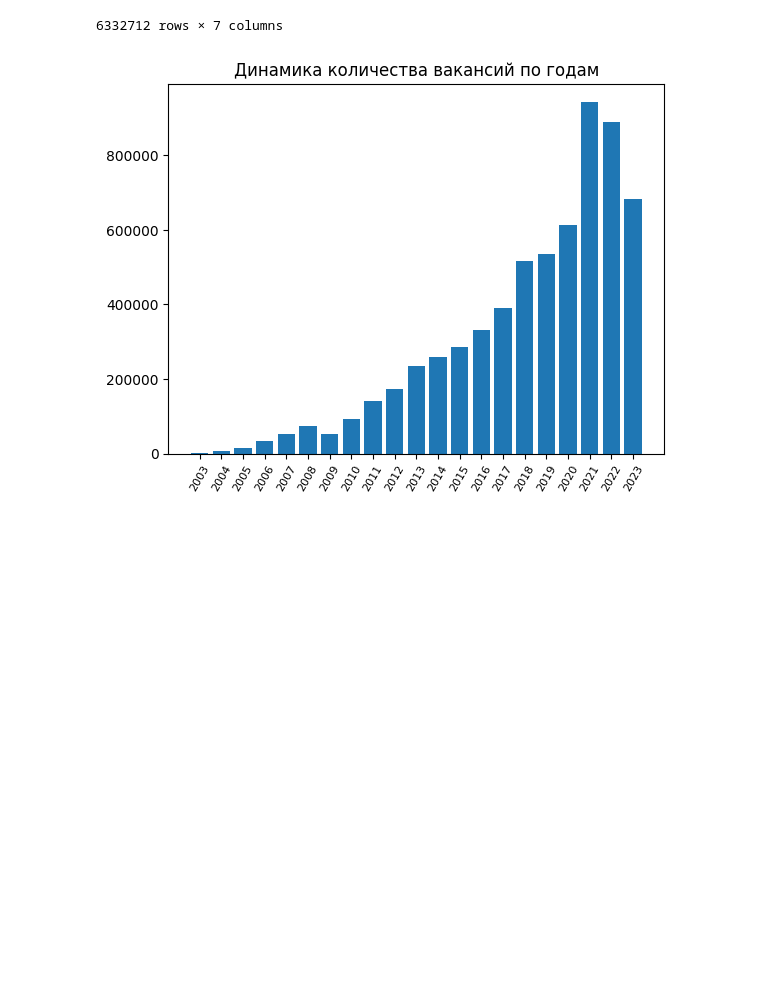
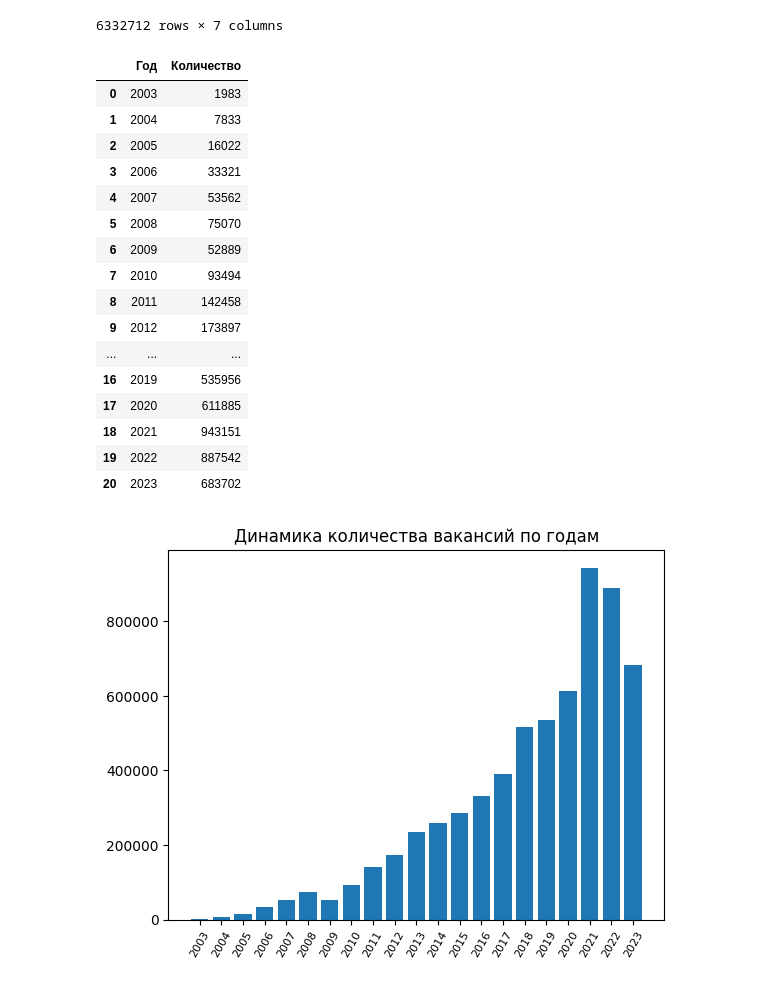
Before and after one commit to Vl4ddd/projectDjango, a Jupyter notebook: scripts/salary_count.ipynb, the cells around one changed output. Saved outputs shown, nothing was run; the diff lists cells and outputs as text; code cells hidden in the pictures; blank space fills up the shorter version.

```diff
--- a/scripts/salary_count.ipynb
+++ b/scripts/salary_count.ipynb
@@ -298,7 +344,27 @@ for year in years:
     except:
         continue
 # %%
-df_year_salary_count_html = pd.DataFrame(list(year_salary_count.items ()), columns = ['Год', 'Средняя ЗП'])
+df_year_salary_count_html = pd.DataFrame(list(year_salary_count.items ()), columns = ['Год', 'Количество'])
+# %%
+df_year_salary_count_html
+# %% [output]
+|  | Год | Количество |
+| 0 | 2003 | 1983 |
+| 1 | 2004 | 7833 |
+| 2 | 2005 | 16022 |
+| 3 | 2006 | 33321 |
+| 4 | 2007 | 53562 |
+| 5 | 2008 | 75070 |
+| 6 | 2009 | 52889 |
+| 7 | 2010 | 93494 |
+| 8 | 2011 | 142458 |
+| 9 | 2012 | 173897 |
+| ... | ... | ... |
+| 16 | 2019 | 535956 |
+| 17 | 2020 | 611885 |
+| 18 | 2021 | 943151 |
+| 19 | 2022 | 887542 |
+| 20 | 2023 | 683702 |
 # %%
 df_year_salary_count_html.to_html('year_count_to_html.html')
 # %%
```
Also changed, not shown: parts of 17 cells of this notebook, 9 other files.
